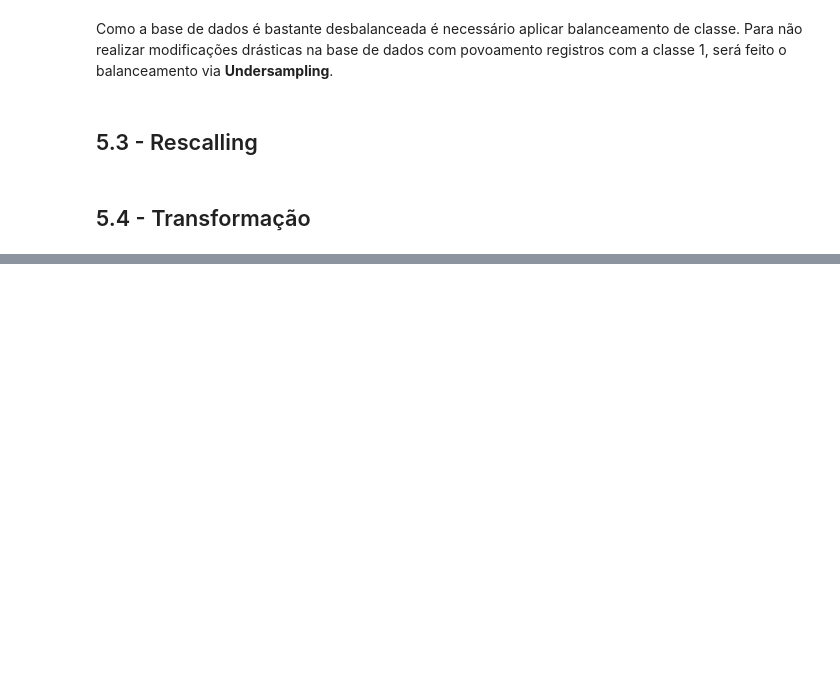
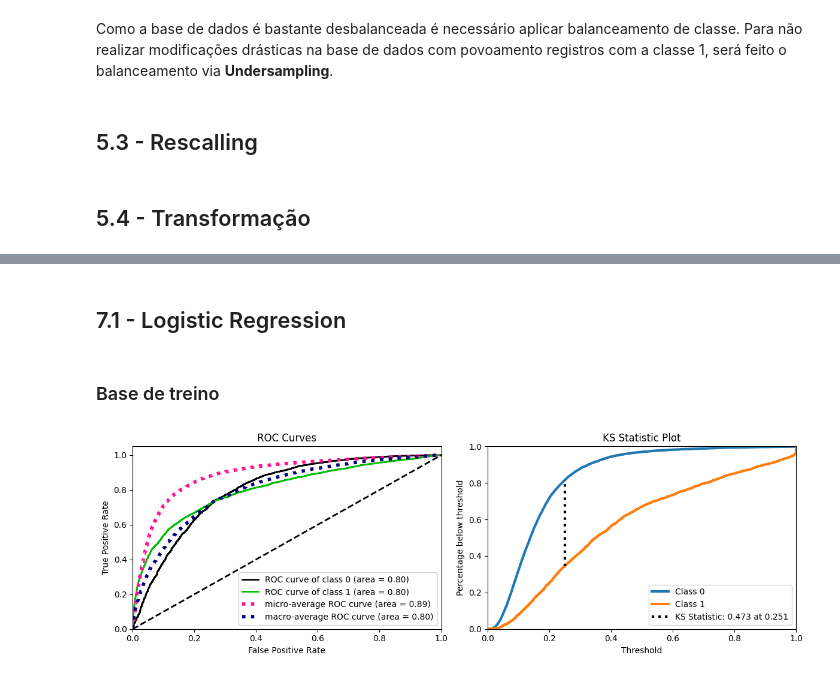
Before and after one commit to faustomfc/score_credit_prediction, a Jupyter notebook: score_credit_prediction_v1.ipynb, the cells around one changed output, grey strips where cells are left out. Saved outputs shown, nothing was run; the diff lists cells and outputs as text; code cells hidden in the pictures; blank space fills up the shorter version.

Commit message:
Implementacao e validacao de modelos de machine learning

```diff
--- a/score_credit_prediction_v1.ipynb
+++ b/score_credit_prediction_v1.ipynb
@@ -1287,0 +1328,5 @@ df_oot.drop(['mes', 'dia'], axis=1, inplace=True)
+# %%
+all_features = list(X_train.columns)
+drop_features = ['dominio_email', 'porte', 'dia_sin', 'mes_cos', 'dia_cos', 'ano', 'taxa', 'flag_pf']
+features_selected = [x for x in all_features if x not in drop_features]
+features_selected
@@ -1287,0 +1358,8 @@ df_oot.drop(['mes', 'dia'], axis=1, inplace=True)
+# %%
+# Seleção das features
+## train
+x_train = X_train.loc[:, features_selected]
+## test
+x_test = X_test.loc[:, features_selected]
+## Out of time
+df_oot = df_oot.loc[:, features_selected + ['inadimplente']]
@@ -1287,0 +1369,31 @@ df_oot.drop(['mes', 'dia'], axis=1, inplace=True)
+# %% [markdown]
+## 7.1 - Logistic Regression
+# %%
+# model definition
+model = LogisticRegression(max_iter=5000)
+
+# Fit
+model.fit(x_train, y_train);
+# %%
+save_roc_auc_score = []
+# %% [markdown]
+### Base de treino
+# %%
+# Prediction
+yhat = model.predict_proba(x_train)
+
+# Save info
+save_roc_auc_score.append(['train', roc_auc_score(y_train, yhat[:, 1])])
+
+# Plots
+fig, axes = plt.subplots(1, 2, figsize=(12, 4))
+## AUC ROC
+ax = axes[0]
+mt.plot_roc(y_train, yhat, ax=ax)
+## KS Statistic
+ax = axes[1]
+mt.plot_ks_statistic(y_train, yhat, ax=ax)
+plt.tight_layout()
+plt.show()
+# %% [output]
+[figure, added]
```
Also changed, not shown: parts of 84 cells of this notebook.
